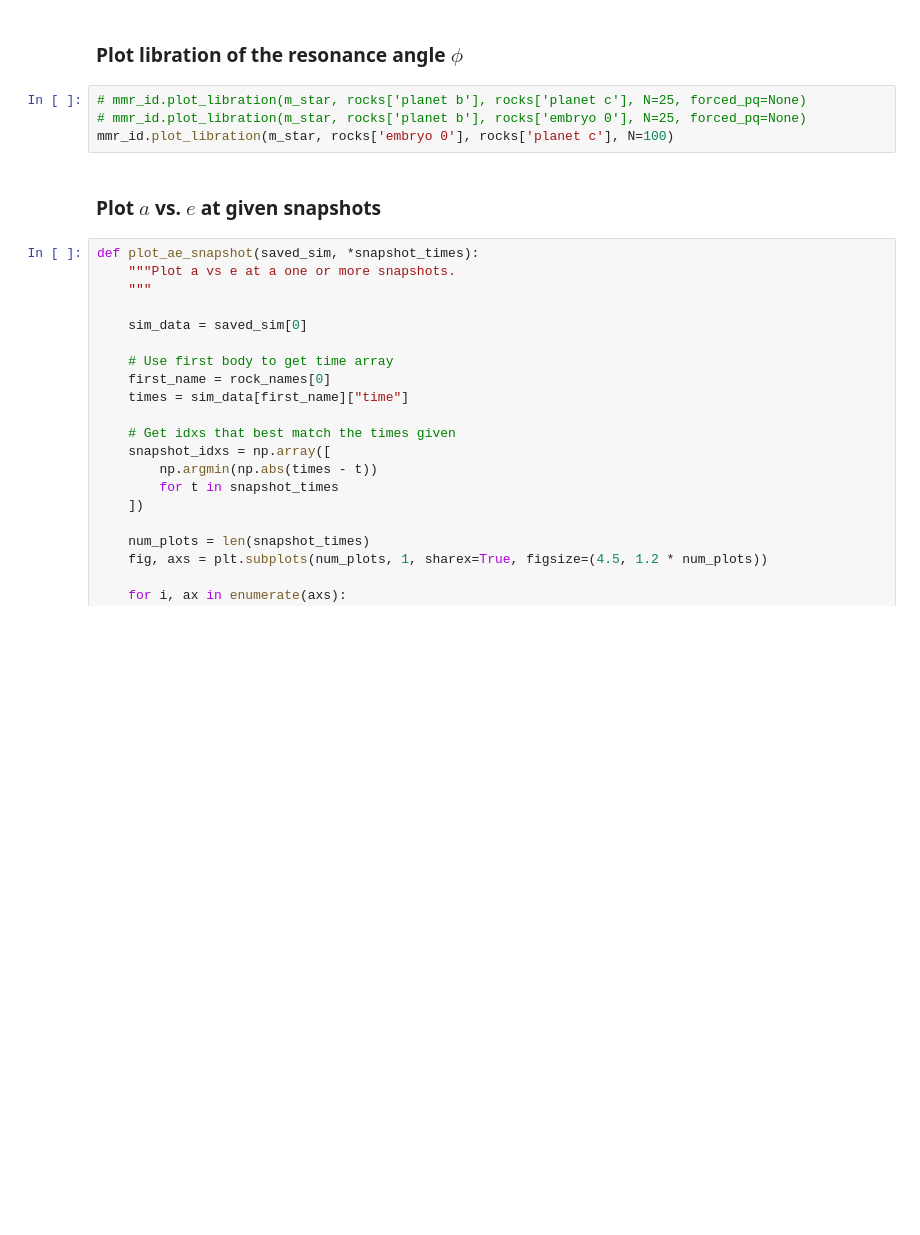
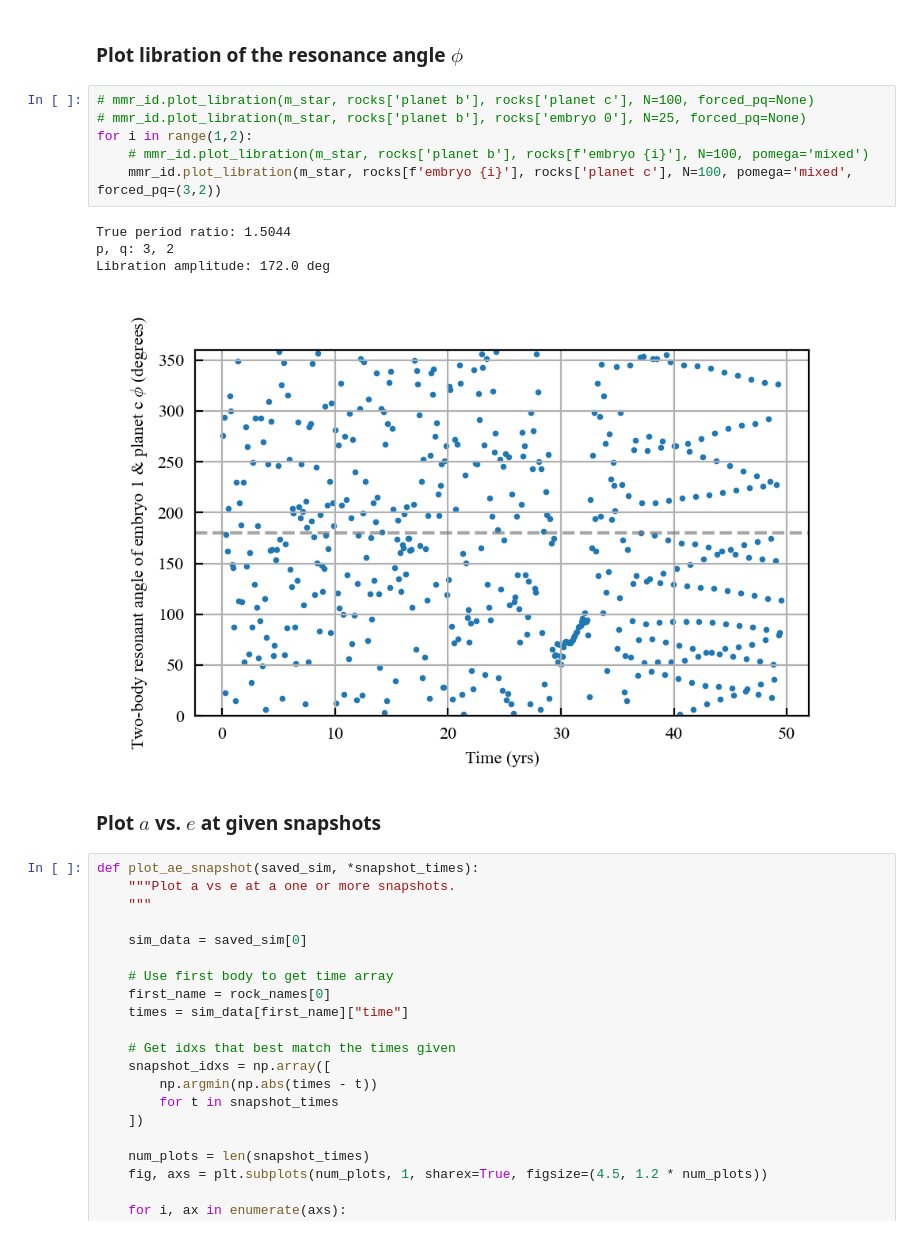
Before and after one commit to dchen10Git/uh-ifa-reu-2026, a Jupyter notebook: analyze_one_sim.ipynb, the cells around one changed output. Cells and saved outputs as stored; diff of their text form; blank space fills up the shorter version.

```diff
--- a/analyze_one_sim.ipynb
+++ b/analyze_one_sim.ipynb
@@ -332,9 +335,16 @@ num_pl: 2, num_em: 6, num_ptsml: 0
 # %% [markdown]
 ### Plot libration of the resonance angle $\phi$
 # %%
-# mmr_id.plot_libration(m_star, rocks['planet b'], rocks['planet c'], N=25, forced_pq=None)
+# mmr_id.plot_libration(m_star, rocks['planet b'], rocks['planet c'], N=100, forced_pq=None)
 # mmr_id.plot_libration(m_star, rocks['planet b'], rocks['embryo 0'], N=25, forced_pq=None)
-mmr_id.plot_libration(m_star, rocks['embryo 0'], rocks['planet c'], N=100)
+for i in range(1,2):
+    # mmr_id.plot_libration(m_star, rocks['planet b'], rocks[f'embryo {i}'], N=100, pomega='mixed')
+    mmr_id.plot_libration(m_star, rocks[f'embryo {i}'], rocks['planet c'], N=100, pomega='mixed', forced_pq=(3,2))
+# %% [output]
+True period ratio: 1.5044
+p, q: 3, 2
+Libration amplitude: 172.0 deg
+[figure, added]
 # %% [markdown]
 ### Plot $a$ vs. $e$ at given snapshots
 # %%
```
Also changed, not shown: parts of 3 cells of this notebook, 7 other files.
